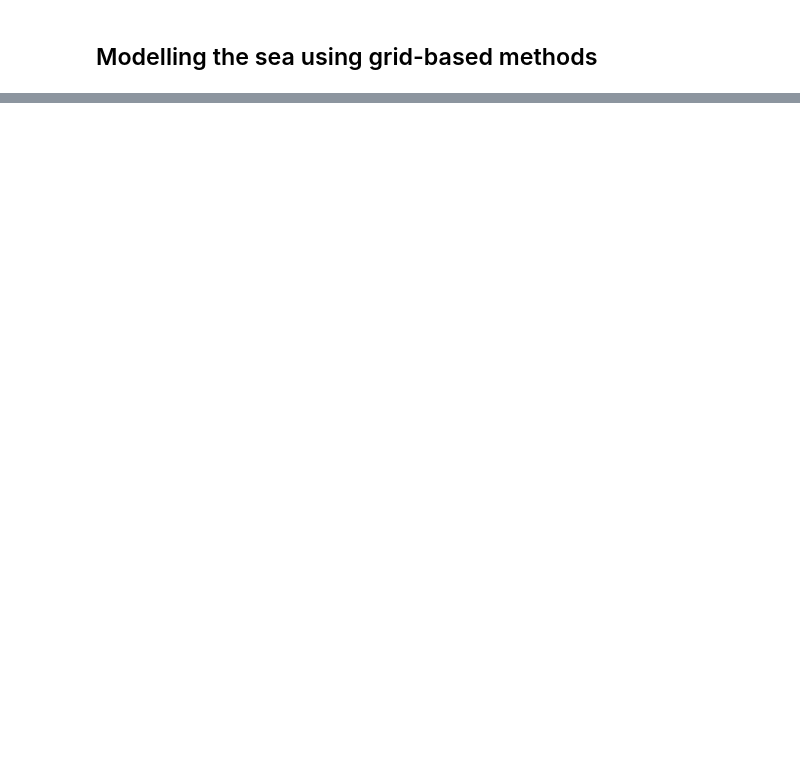
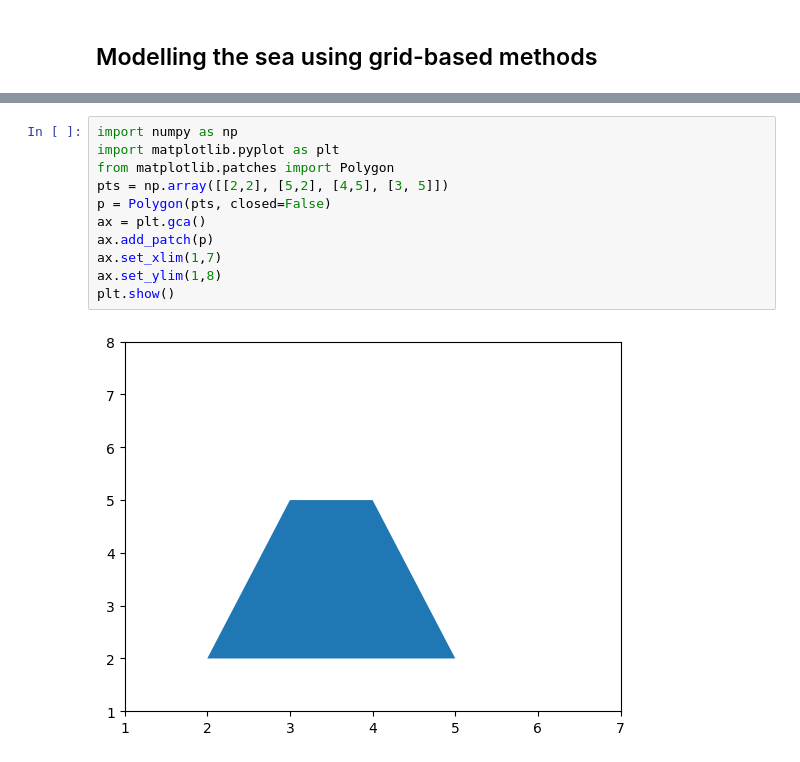
Before and after one commit to Predicting-marine-traffic-conditions/Predict-Maritime-Congestion_Sol2, a Jupyter notebook: PredictMaineCongestion.ipynb, the cells around one changed output, grey strips where cells are left out. Cells and saved outputs as stored; diff of their text form; blank space fills up the shorter version.

```diff
--- a/PredictMaineCongestion.ipynb
+++ b/PredictMaineCongestion.ipynb
@@ -22,0 +191,13 @@ grid.extract_coords_lat_lon(2)
+# %%
+import numpy as np
+import matplotlib.pyplot as plt
+from matplotlib.patches import Polygon
+pts = np.array([[2,2], [5,2], [4,5], [3, 5]])
+p = Polygon(pts, closed=False)
+ax = plt.gca()
+ax.add_patch(p)
+ax.set_xlim(1,7)
+ax.set_ylim(1,8)
+plt.show()
+# %% [output]
+[figure, added]
```
Also changed, not shown: parts of 10 cells of this notebook.
